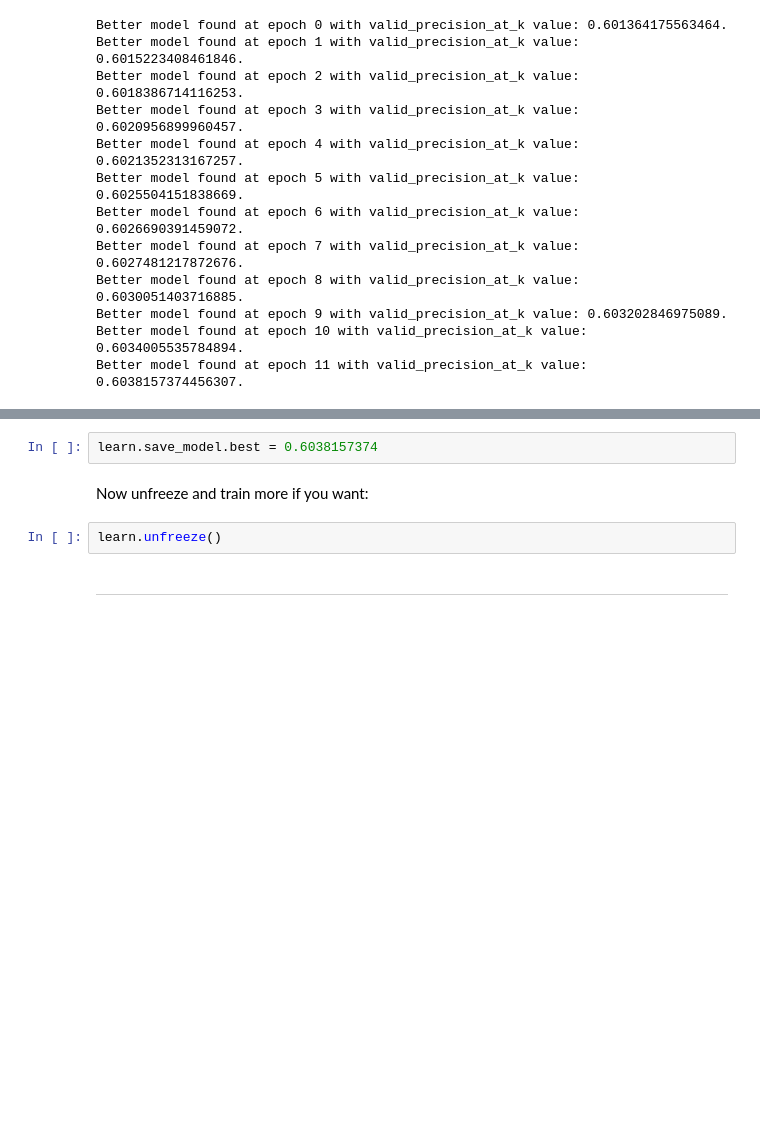
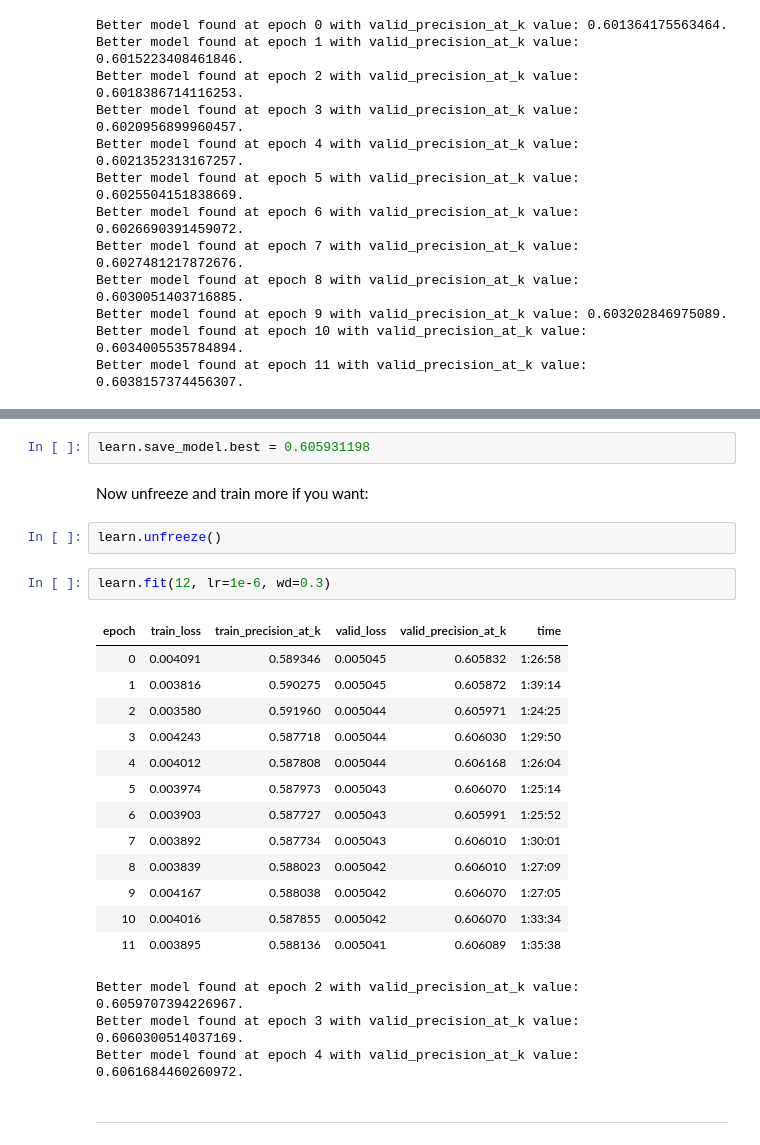
Before and after one commit to debjyotiSRoy/xcube, a Jupyter notebook: nbs/18_tutorial.train_mimic3.ipynb, the cells around one changed output, grey strips where cells are left out. Drawn from its saved outputs; the diff is of its cells as text; blank space fills up the shorter version.

```diff
--- a/nbs/18_tutorial.train_mimic3.ipynb
+++ b/nbs/18_tutorial.train_mimic3.ipynb
@@ -1173,10 +1234,29 @@ best so far = None
 best so far = None
 # %%
-learn.save_model.best = 0.6038157374
+learn.save_model.best = 0.605931198
-# %% [markdown]
-Now unfreeze and train more if you want:
+# %% [markdown]
+Now unfreeze and train more if you want:
 # %%
 learn.unfreeze()
+# %%
+learn.fit(12, lr=1e-6, wd=0.3)
+# %% [output]
+| epoch | train_loss | train_precision_at_k | valid_loss | valid_precision_at_k | time |
+| 0 | 0.004091 | 0.589346 | 0.005045 | 0.605832 | 1:26:58 |
+| 1 | 0.003816 | 0.590275 | 0.005045 | 0.605872 | 1:39:14 |
+| 2 | 0.003580 | 0.591960 | 0.005044 | 0.605971 | 1:24:25 |
+| 3 | 0.004243 | 0.587718 | 0.005044 | 0.606030 | 1:29:50 |
+| 4 | 0.004012 | 0.587808 | 0.005044 | 0.606168 | 1:26:04 |
+| 5 | 0.003974 | 0.587973 | 0.005043 | 0.606070 | 1:25:14 |
+| 6 | 0.003903 | 0.587727 | 0.005043 | 0.605991 | 1:25:52 |
+| 7 | 0.003892 | 0.587734 | 0.005043 | 0.606010 | 1:30:01 |
+| 8 | 0.003839 | 0.588023 | 0.005042 | 0.606010 | 1:27:09 |
+| 9 | 0.004167 | 0.588038 | 0.005042 | 0.606070 | 1:27:05 |
+| 10 | 0.004016 | 0.587855 | 0.005042 | 0.606070 | 1:33:34 |
+| 11 | 0.003895 | 0.588136 | 0.005041 | 0.606089 | 1:35:38 |
+Better model found at epoch 2 with valid_precision_at_k value: 0.6059707394226967.
+Better model found at epoch 3 with valid_precision_at_k value: 0.6060300514037169.
+Better model found at epoch 4 with valid_precision_at_k value: 0.6061684460260972.
 # %% [markdown]
 ---
 # %% [markdown]
```
Also changed, not shown: parts of 35 cells of this notebook, 3 other files.
